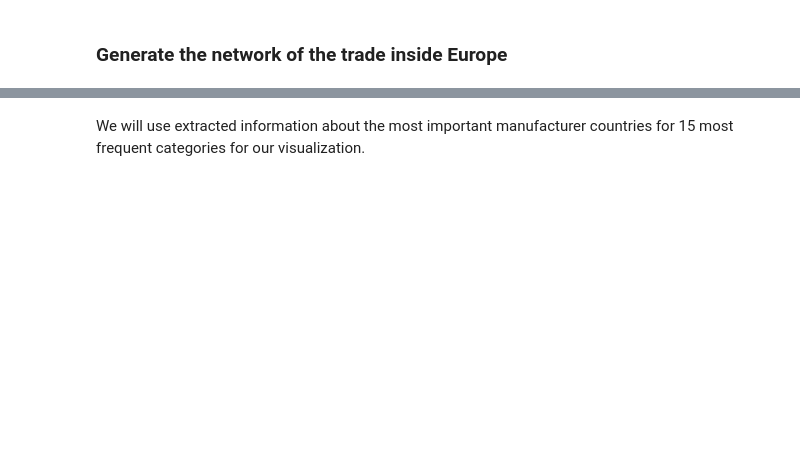
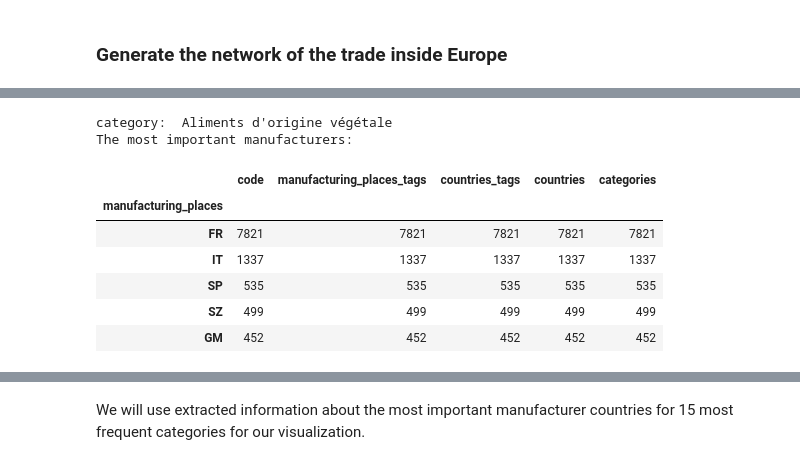
Before and after one commit to MrymZakani/ADA, a Jupyter notebook: project_EU.ipynb, the cells around one changed output, grey strips where cells are left out. Cells and saved outputs as stored; diff of their text form; code cells hidden in the pictures; blank space fills up the shorter version.

```diff
--- a/project_EU.ipynb
+++ b/project_EU.ipynb
@@ -618,0 +501,15 @@ print(countries_cats[0].head(3).index.values)
+# %%
+i = 1
+print("category: " + str(categories.iloc[i].categories))
+print("The most important manufacturers:")
+countries_cats[i].head(5)
+# %% [output]
+category:  Aliments d'origine végétale
+The most important manufacturers:
+|  | code | manufacturing_places_tags | countries_tags | countries | categories |
+| manufacturing_places |  |  |  |  |  |
+| FR | 7821 | 7821 | 7821 | 7821 | 7821 |
+| IT | 1337 | 1337 | 1337 | 1337 | 1337 |
+| SP | 535 | 535 | 535 | 535 | 535 |
+| SZ | 499 | 499 | 499 | 499 | 499 |
+| GM | 452 | 452 | 452 | 452 | 452 |
```
Also changed, not shown: parts of 93 cells of this notebook.
